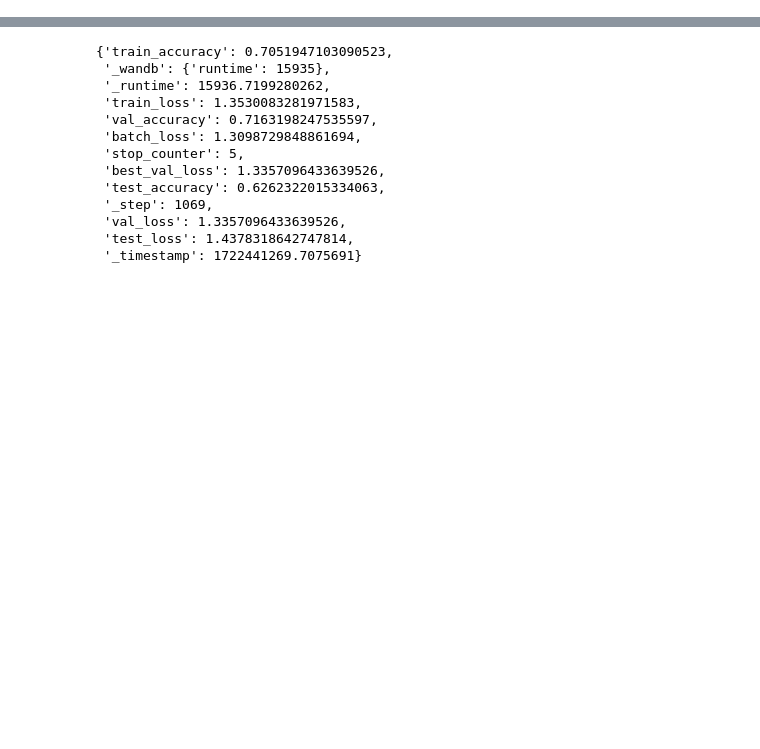
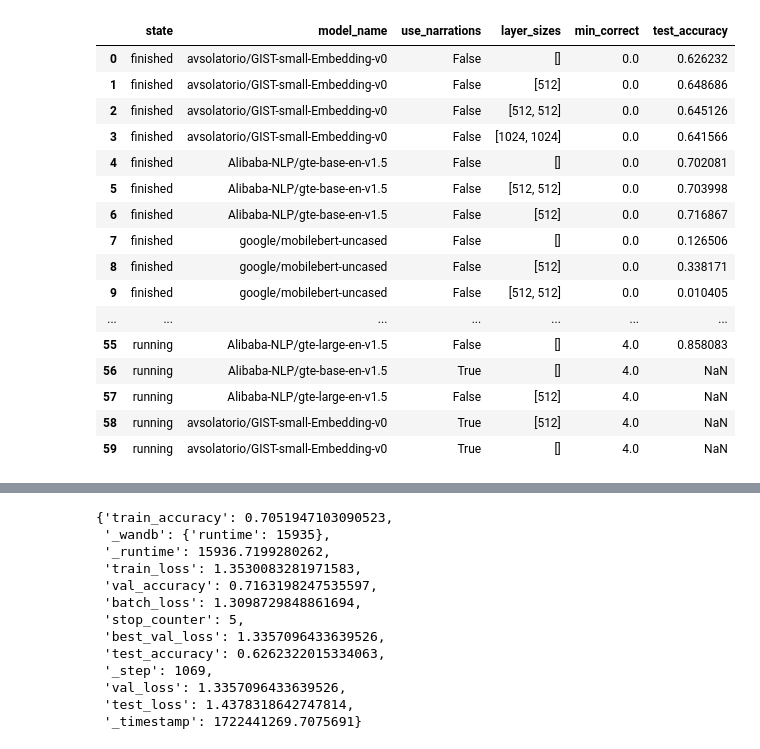
Before and after one commit to stevenabreu7/parse-ego4d, a Jupyter notebook: plot.ipynb, the cells around one changed output, grey strips where cells are left out. Cells and saved outputs as stored; diff of their text form; code cells hidden in the pictures; blank space fills up the shorter version.

```diff
--- a/plot.ipynb
+++ b/plot.ipynb
@@ -90,3 +342,23 @@ runs_df
+# %%
+runs_df["state model_name use_narrations layer_sizes min_correct test_accuracy".split(" ")]
+# %% [output]
+|  | state | model_name | use_narrations | layer_sizes | min_correct | test_accuracy |
+| 0 | finished | avsolatorio/GIST-small-Embedding-v0 | False | [] | 0.0 | 0.626232 |
+| 1 | finished | avsolatorio/GIST-small-Embedding-v0 | False | [512] | 0.0 | 0.648686 |
+| 2 | finished | avsolatorio/GIST-small-Embedding-v0 | False | [512, 512] | 0.0 | 0.645126 |
+| 3 | finished | avsolatorio/GIST-small-Embedding-v0 | False | [1024, 1024] | 0.0 | 0.641566 |
+| 4 | finished | Alibaba-NLP/gte-base-en-v1.5 | False | [] | 0.0 | 0.702081 |
+| 5 | finished | Alibaba-NLP/gte-base-en-v1.5 | False | [512, 512] | 0.0 | 0.703998 |
+| 6 | finished | Alibaba-NLP/gte-base-en-v1.5 | False | [512] | 0.0 | 0.716867 |
+| 7 | finished | google/mobilebert-uncased | False | [] | 0.0 | 0.126506 |
+| 8 | finished | google/mobilebert-uncased | False | [512] | 0.0 | 0.338171 |
+| 9 | finished | google/mobilebert-uncased | False | [512, 512] | 0.0 | 0.010405 |
+| ... | ... | ... | ... | ... | ... | ... |
+| 55 | running | Alibaba-NLP/gte-large-en-v1.5 | False | [] | 4.0 | 0.858083 |
+| 56 | running | Alibaba-NLP/gte-base-en-v1.5 | True | [] | 4.0 | NaN |
+| 57 | running | Alibaba-NLP/gte-large-en-v1.5 | False | [512] | 4.0 | NaN |
+| 58 | running | avsolatorio/GIST-small-Embedding-v0 | True | [512] | 4.0 | NaN |
+| 59 | running | avsolatorio/GIST-small-Embedding-v0 | True | [] | 4.0 | NaN |
 # %%
 import seaborn as sns
 import matplotlib.pyplot as plt
```
Also changed, not shown: parts of 10 cells of this notebook.
